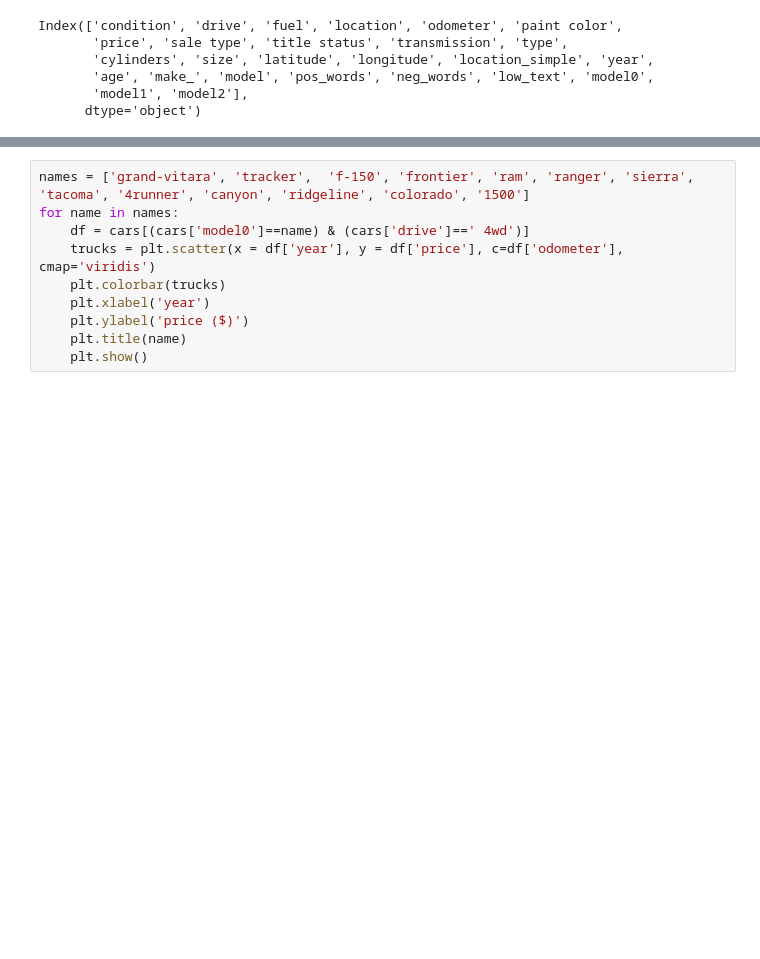
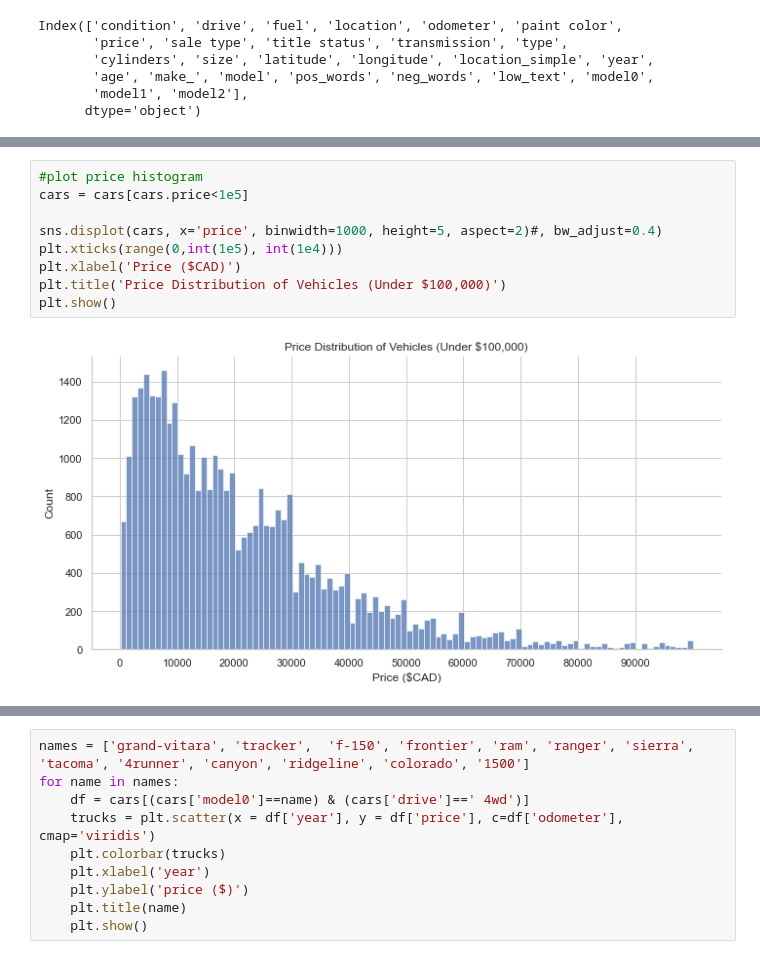
Before and after one commit to asylve/Craiglist-Cars-Study, a Jupyter notebook: EDA.ipynb, the cells around one changed output, grey strips where cells are left out. Drawn from its saved outputs; the diff is of its cells as text; blank space fills up the shorter version.

```diff
--- a/EDA.ipynb
+++ b/EDA.ipynb
@@ -52,0 +48,11 @@ for col in ['condition', 'drive', 'fuel', 'location_simple', 'paint color', 'sal
+# %%
+#plot price histogram
+cars = cars[cars.price<1e5]
+
+sns.displot(cars, x='price', binwidth=1000, height=5, aspect=2)#, bw_adjust=0.4)
+plt.xticks(range(0,int(1e5), int(1e4)))
+plt.xlabel('Price ($CAD)')
+plt.title('Price Distribution of Vehicles (Under $100,000)')
+plt.show()
+# %% [output]
+[figure, added]
```
Also changed, not shown: parts of 21 cells of this notebook.
